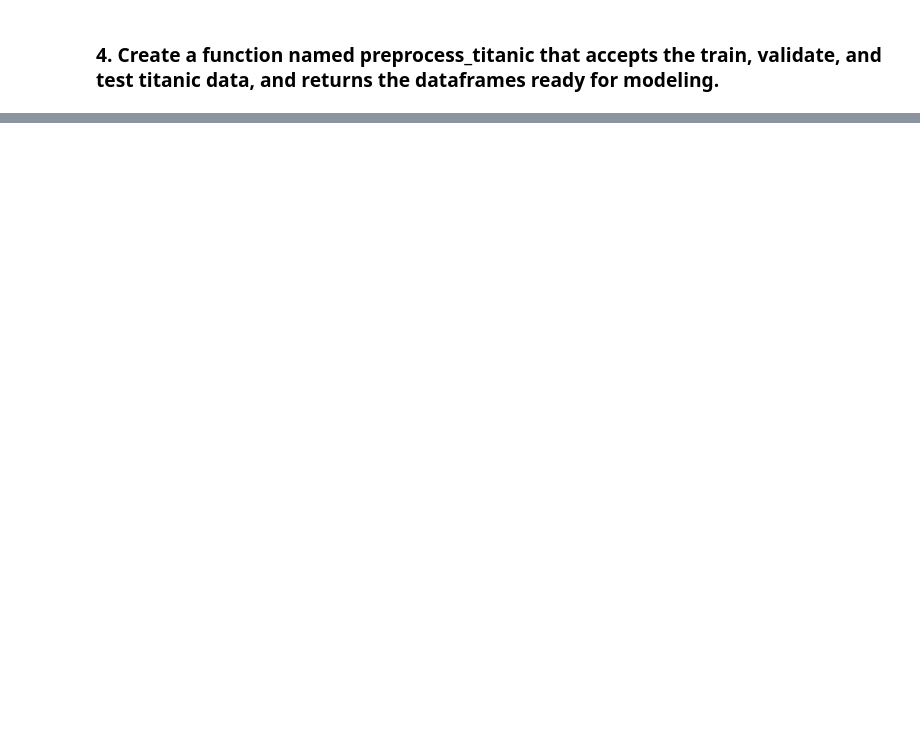
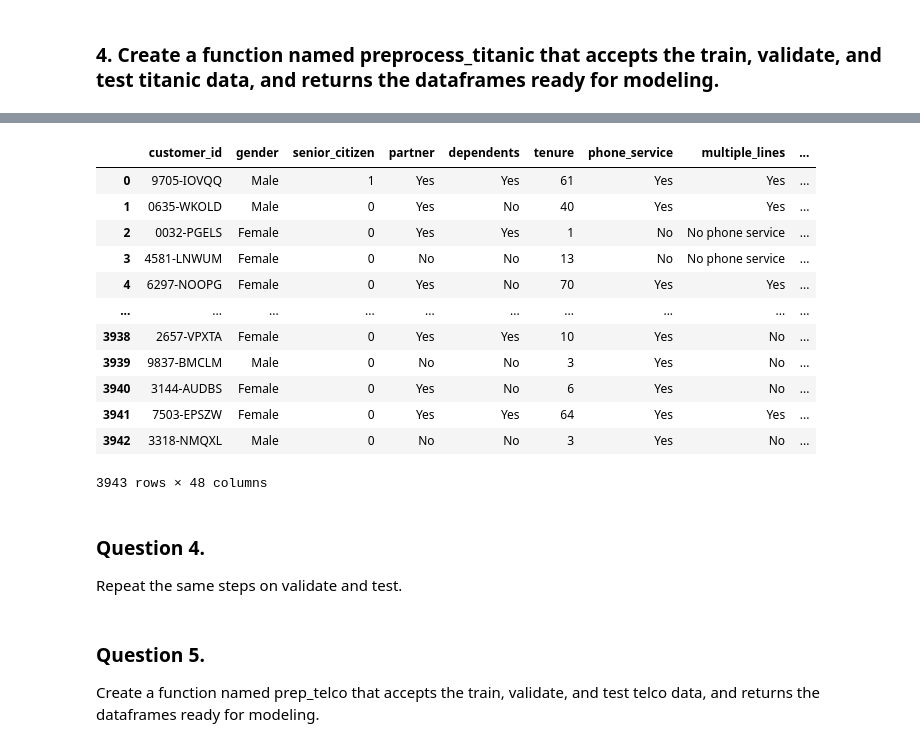
Before and after one commit to NikkideVries/classification-exercises, a Jupyter notebook: modeling(preprocessing).ipynb, the cells around one changed output, grey strips where cells are left out. Drawn from its saved outputs; the diff is of its cells as text; code cells hidden in the pictures; blank space fills up the shorter version.

```diff
--- a/modeling(preprocessing).ipynb
+++ b/modeling(preprocessing).ipynb
@@ -38,0 +91,2 @@ titanic
+# %%
+train, val, test = pr.split_data(telco, 'telco')
@@ -38,0 +136,13 @@ titanic
+# %%
+x_train = train.drop(columns = 'churn')
+y_train = train[['churn']]
+# %%
+cat_cols, num_cols = [], []
+for col in x_train.columns:
+    if x_train[col].dtype == 'O':
+        cat_cols.append(col)
+    else:
+        if x_train[col].nunique() < 10:
+            cat_cols.append(col)
+        else:
+            num_cols.append(col)
@@ -38,0 +168,35 @@ titanic
+# %%
+# initializes the empty list
+dummies_list = []
+# for column in the cat cols list:
+for col in cat_cols:
+    # make dummy column (train(column in cat_cols list))
+    dummies = pd.get_dummies(train[col], prefix=col, drop_first=True)
+    # add the new list to the dummies list
+    dummies_list.append(dummies)
+# concat
+# The [train] is enclosed in a list to ensure that it is treated as a list of DataFrames.
+dummies_df = pd.concat([train] + dummies_list, axis = 1)
+train = dummies_df.reset_index()
+# %%
+train
+# %% [output]
+|  | customer_id | gender | senior_citizen | partner | dependents | tenure | phone_service | multiple_lines | ... |
+| 0 | 9705-IOVQQ | Male | 1 | Yes | Yes | 61 | Yes | Yes | ... |
+| 1 | 0635-WKOLD | Male | 0 | Yes | No | 40 | Yes | Yes | ... |
+| 2 | 0032-PGELS | Female | 0 | Yes | Yes | 1 | No | No phone service | ... |
+| 3 | 4581-LNWUM | Female | 0 | No | No | 13 | No | No phone service | ... |
+| 4 | 6297-NOOPG | Female | 0 | Yes | No | 70 | Yes | Yes | ... |
+| ... | ... | ... | ... | ... | ... | ... | ... | ... | ... |
+| 3938 | 2657-VPXTA | Female | 0 | Yes | Yes | 10 | Yes | No | ... |
+| 3939 | 9837-BMCLM | Male | 0 | No | No | 3 | Yes | No | ... |
+| 3940 | 3144-AUDBS | Female | 0 | Yes | No | 6 | Yes | No | ... |
+| 3941 | 7503-EPSZW | Female | 0 | Yes | Yes | 64 | Yes | Yes | ... |
+| 3942 | 3318-NMQXL | Male | 0 | No | No | 3 | Yes | No | ... |
+3943 rows × 48 columns
+# %% [markdown]
+### Question 4.
+Repeat the same steps on validate and test.
+# %% [markdown]
+### Question 5.
+Create a function named prep_telco that accepts the train, validate, and test telco data, and returns the dataframes ready for modeling.
```
Also changed, not shown: parts of 18 cells of this notebook.
